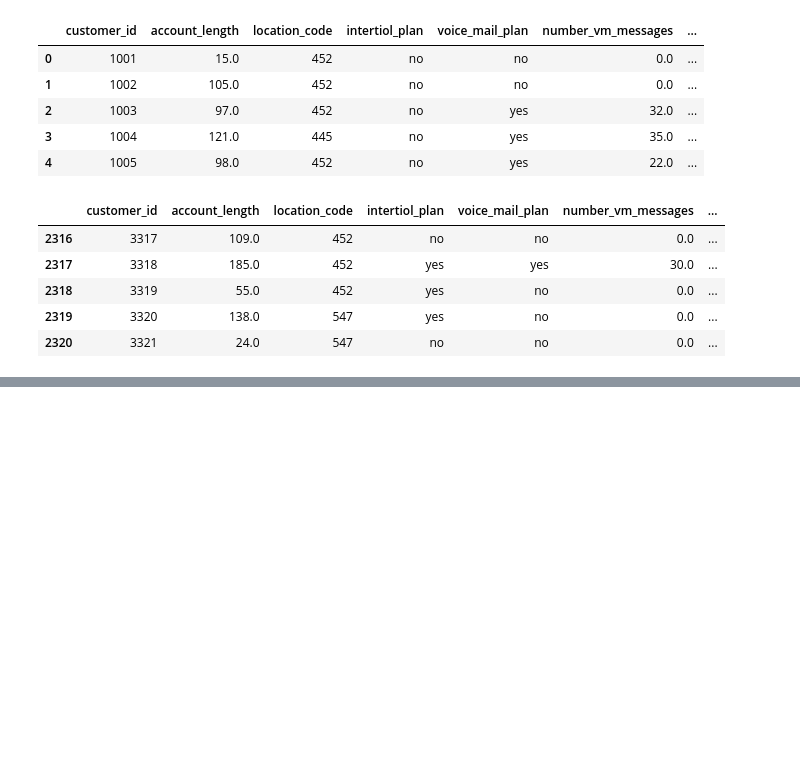
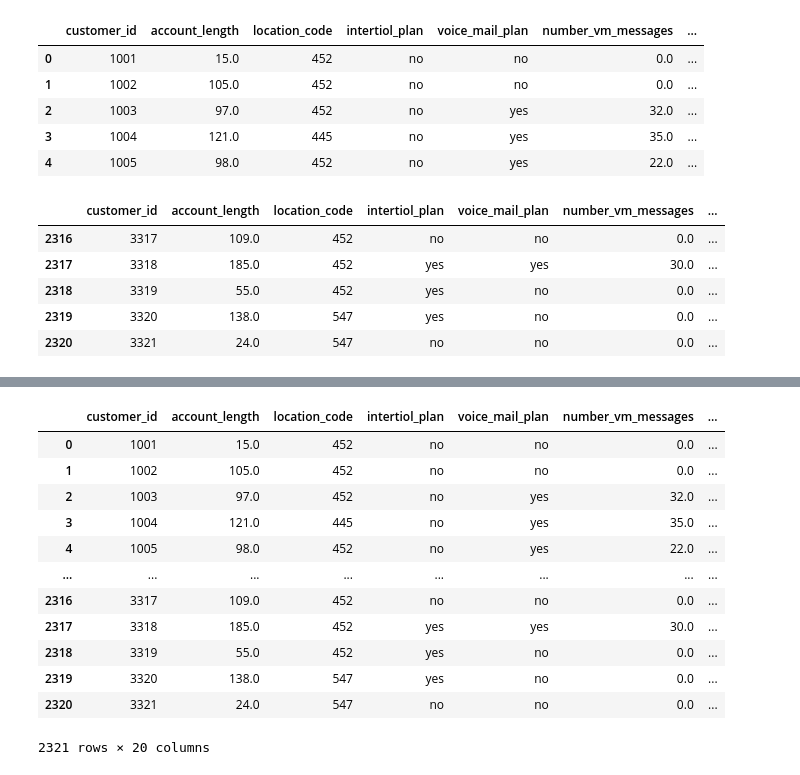
Before and after one commit to ayeshgk-machine-learning/data-science-project, a Jupyter notebook: data-preprocessing-ds-project/web.ipynb, the cells around one changed output, grey strips where cells are left out. Saved outputs shown, nothing was run; the diff lists cells and outputs as text; code cells hidden in the pictures; blank space fills up the shorter version.

```diff
--- a/data-preprocessing-ds-project/web.ipynb
+++ b/data-preprocessing-ds-project/web.ipynb
@@ -80,0 +148,16 @@ df[df['customer_id']==1001].to_dict(orient='index')[0]
+# %%
+df.fillna('Unknown')
+# %% [output]
+|  | customer_id | account_length | location_code | intertiol_plan | voice_mail_plan | number_vm_messages | ... |
+| 0 | 1001 | 15.0 | 452 | no | no | 0.0 | ... |
+| 1 | 1002 | 105.0 | 452 | no | no | 0.0 | ... |
+| 2 | 1003 | 97.0 | 452 | no | yes | 32.0 | ... |
+| 3 | 1004 | 121.0 | 445 | no | yes | 35.0 | ... |
+| 4 | 1005 | 98.0 | 452 | no | yes | 22.0 | ... |
+| ... | ... | ... | ... | ... | ... | ... | ... |
+| 2316 | 3317 | 109.0 | 452 | no | no | 0.0 | ... |
+| 2317 | 3318 | 185.0 | 452 | yes | yes | 30.0 | ... |
+| 2318 | 3319 | 55.0 | 452 | yes | no | 0.0 | ... |
+| 2319 | 3320 | 138.0 | 547 | yes | no | 0.0 | ... |
+| 2320 | 3321 | 24.0 | 547 | no | no | 0.0 | ... |
+2321 rows × 20 columns
```
Also changed, not shown: parts of 20 cells of this notebook, 3 other files.
